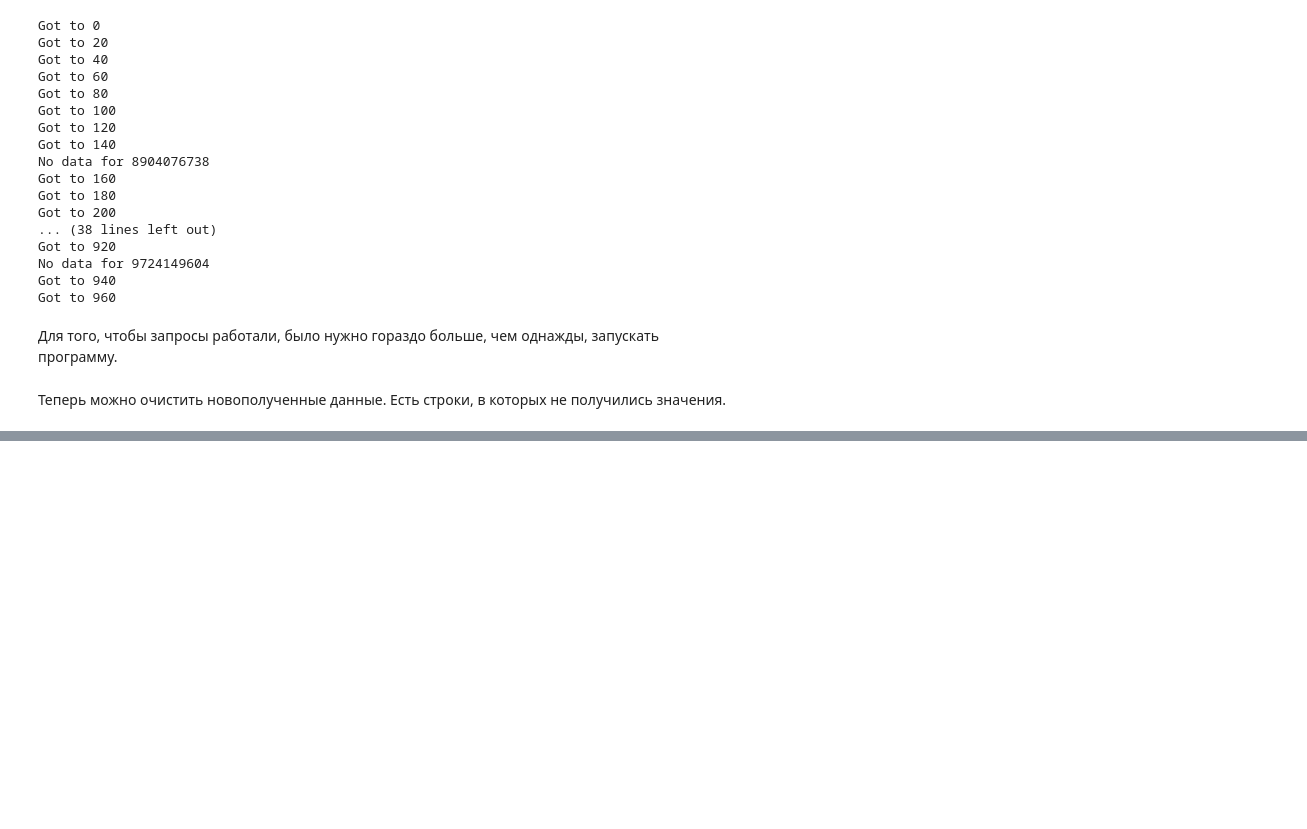
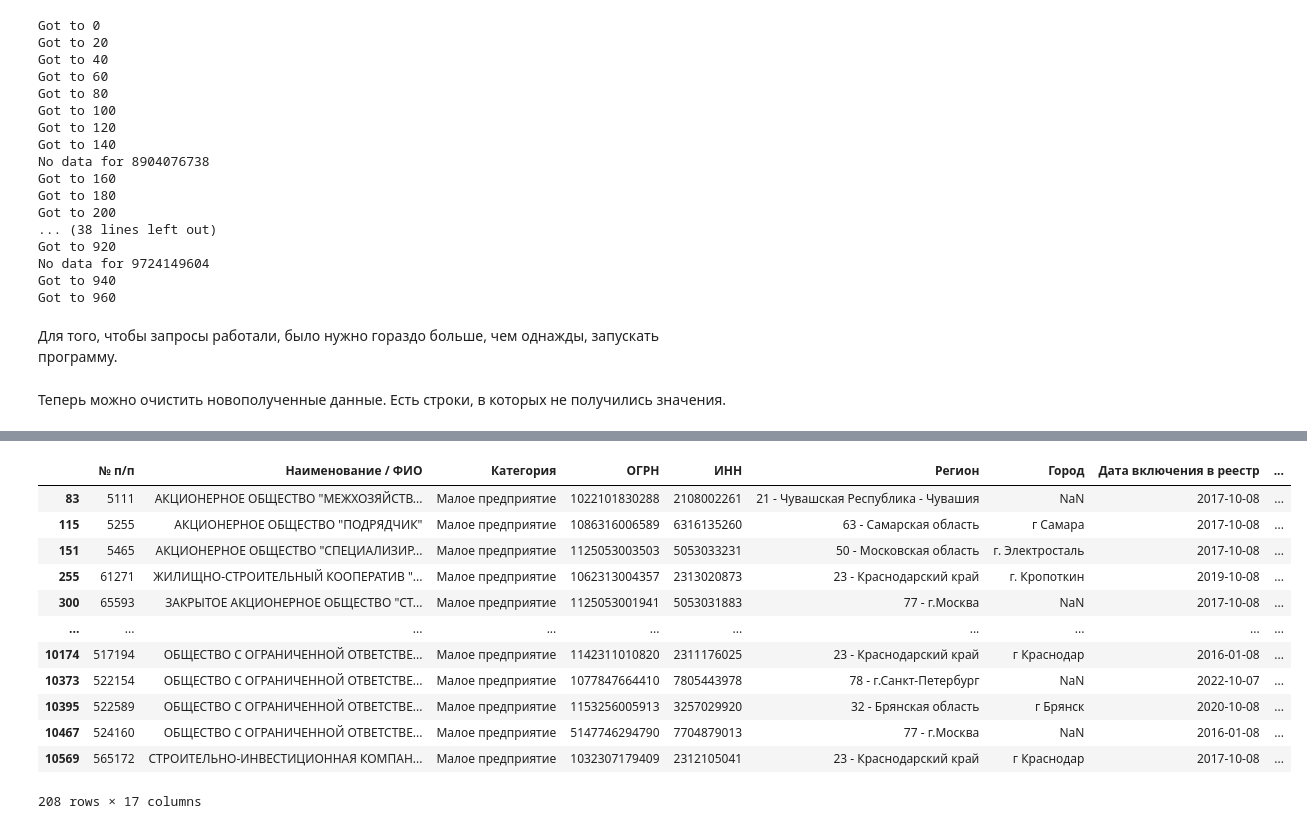
Before and after one commit to ddavid0909/pandas_and_pies, a Jupyter notebook: notebook.ipynb, the cells around one changed output, grey strips where cells are left out. Saved outputs shown, nothing was run; the diff lists cells and outputs as text; code cells hidden in the pictures; blank space fills up the shorter version.

```diff
--- a/notebook.ipynb
+++ b/notebook.ipynb
@@ -332,0 +365,18 @@ df.to_csv('gainSums.csv', index = False)
+# %%
+cols = df.columns[df.columns.str.contains('gainSum')]
+
+df[(df['gainSum2019'] == 0)|(df['gainSum2020'] == 0)|(df['gainSum2021']==0)]
+# %% [output]
+|  | № п/п | Наименование / ФИО | Категория | ОГРН | ИНН | Регион | Город | Дата включения в реестр | ... |
+| 83 | 5111 | АКЦИОНЕРНОЕ ОБЩЕСТВО "МЕЖХОЗЯЙСТВ... | Малое предприятие | 1022101830288 | 2108002261 | 21 - Чувашская Республика - Чувашия | NaN | 2017-10-08 | ... |
+| 115 | 5255 | АКЦИОНЕРНОЕ ОБЩЕСТВО "ПОДРЯДЧИК" | Малое предприятие | 1086316006589 | 6316135260 | 63 - Самарская область | г Самара | 2017-10-08 | ... |
+| 151 | 5465 | АКЦИОНЕРНОЕ ОБЩЕСТВО "СПЕЦИАЛИЗИР... | Малое предприятие | 1125053003503 | 5053033231 | 50 - Московская область | г. Электросталь | 2017-10-08 | ... |
+| 255 | 61271 | ЖИЛИЩНО-СТРОИТЕЛЬНЫЙ КООПЕРАТИВ "... | Малое предприятие | 1062313004357 | 2313020873 | 23 - Краснодарский край | г. Кропоткин | 2019-10-08 | ... |
+| 300 | 65593 | ЗАКРЫТОЕ АКЦИОНЕРНОЕ ОБЩЕСТВО "СТ... | Малое предприятие | 1125053001941 | 5053031883 | 77 - г.Москва | NaN | 2017-10-08 | ... |
+| ... | ... | ... | ... | ... | ... | ... | ... | ... | ... |
+| 10174 | 517194 | ОБЩЕСТВО С ОГРАНИЧЕННОЙ ОТВЕТСТВЕ... | Малое предприятие | 1142311010820 | 2311176025 | 23 - Краснодарский край | г Краснодар | 2016-01-08 | ... |
+| 10373 | 522154 | ОБЩЕСТВО С ОГРАНИЧЕННОЙ ОТВЕТСТВЕ... | Малое предприятие | 1077847664410 | 7805443978 | 78 - г.Санкт-Петербург | NaN | 2022-10-07 | ... |
+| 10395 | 522589 | ОБЩЕСТВО С ОГРАНИЧЕННОЙ ОТВЕТСТВЕ... | Малое предприятие | 1153256005913 | 3257029920 | 32 - Брянская область | г Брянск | 2020-10-08 | ... |
+| 10467 | 524160 | ОБЩЕСТВО С ОГРАНИЧЕННОЙ ОТВЕТСТВЕ... | Малое предприятие | 5147746294790 | 7704879013 | 77 - г.Москва | NaN | 2016-01-08 | ... |
+| 10569 | 565172 | СТРОИТЕЛЬНО-ИНВЕСТИЦИОННАЯ КОМПАН... | Малое предприятие | 1032307179409 | 2312105041 | 23 - Краснодарский край | г Краснодар | 2017-10-08 | ... |
+208 rows × 17 columns
```
Also changed, not shown: parts of 11 cells of this notebook, 1 other file.
